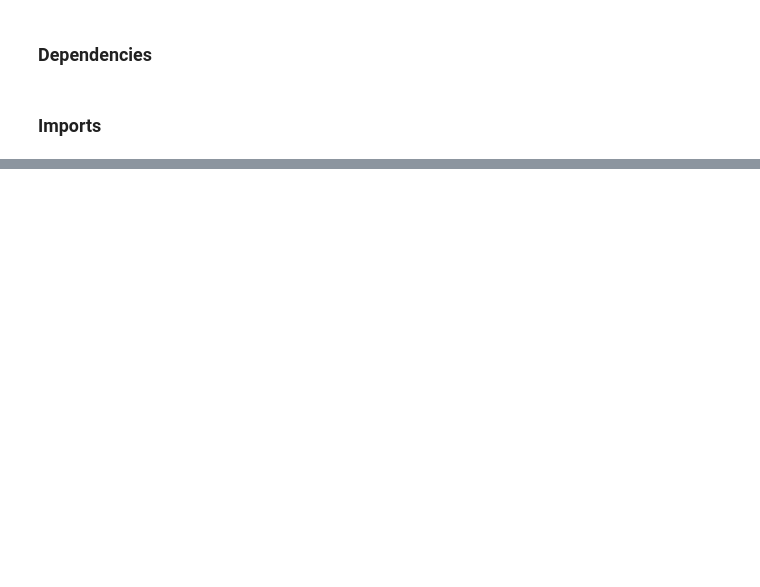
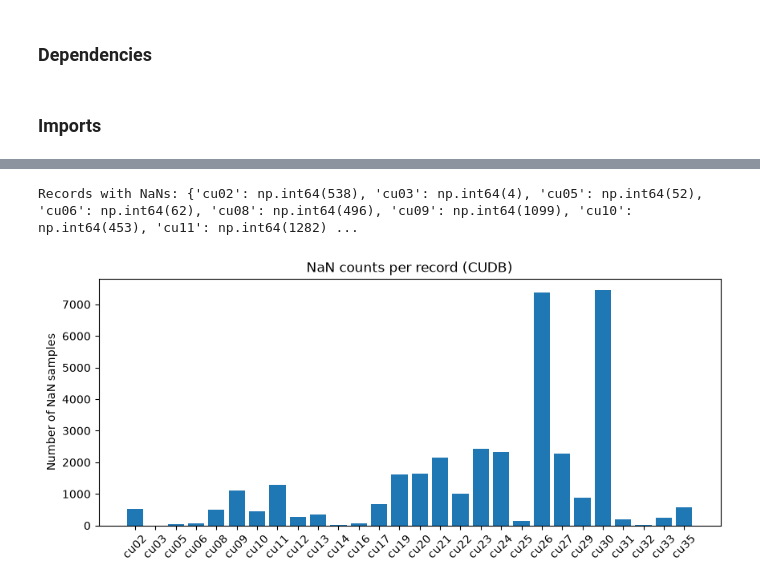
Before and after one commit to SeifElgendy-eg/task_2-2B-intern, a Jupyter notebook: pipeline.ipynb, the cells around one changed output, grey strips where cells are left out. Drawn from its saved outputs; the diff is of its cells as text; code cells hidden in the pictures; blank space fills up the shorter version.

```diff
--- a/pipeline.ipynb
+++ b/pipeline.ipynb
@@ -155,0 +241,9 @@ for s, note in zip(ann.sample, ann.aux_note):
+# %%
+records_to_check = ['cu01', 'cu03', 'cu06', 'cu08', 'cu10', 'cu16', 'cu21', 'cu30']
+
+for rec in records_to_check:
+    rec_path = os.path.join(cudb_path, rec)
+    r = wfdb.rdrecord(rec_path)
+    sig = r.p_signal[:, 0]
+    print(f"{rec}: min={sig.min():.3f}, max={sig.max():.3f}, "
+          f"count_at_min={np.sum(sig == sig.min())}, count_at_max={np.sum(sig == sig.max())}")
@@ -155,0 +296,21 @@ for s, note in zip(ann.sample, ann.aux_note):
+# %%
+nan_counts = {}
+for rec in records:
+    r = wfdb.rdrecord(os.path.join(cudb_path, rec))
+    sig = r.p_signal[:, 0]
+    count = np.isnan(sig).sum()
+    if count > 0:
+        nan_counts[rec] = count
+
+print("Records with NaNs:", nan_counts)
+
+if nan_counts:
+    plt.figure(figsize=(10, 4))
+    plt.bar(nan_counts.keys(), nan_counts.values())
+    plt.ylabel('Number of NaN samples')
+    plt.title('NaN counts per record (CUDB)')
+    plt.xticks(rotation=45)
+    plt.show()
+# %% [output]
+Records with NaNs: {'cu02': np.int64(538), 'cu03': np.int64(4), 'cu05': np.int64(52), 'cu06': np.int64(62), 'cu08': np.int64(496), 'cu09': np.int64(1099), 'cu10': np.int64(453), 'cu11': np.int64(1282) ...
+[figure, added]
```
Also changed, not shown: parts of 36 cells of this notebook, 1 other file.
